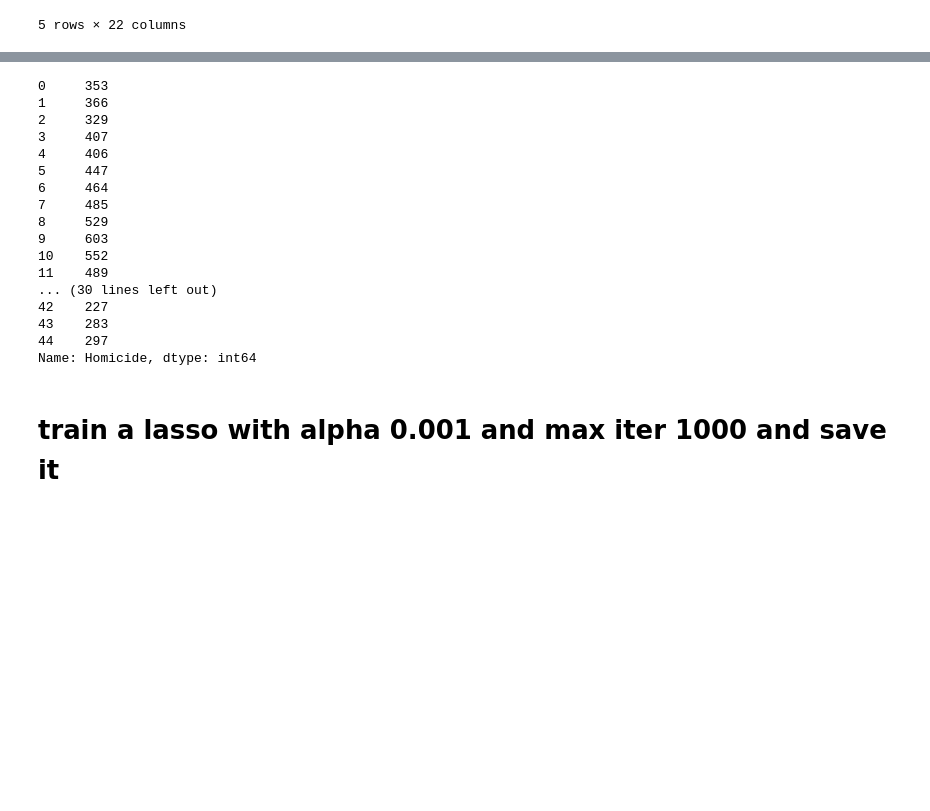
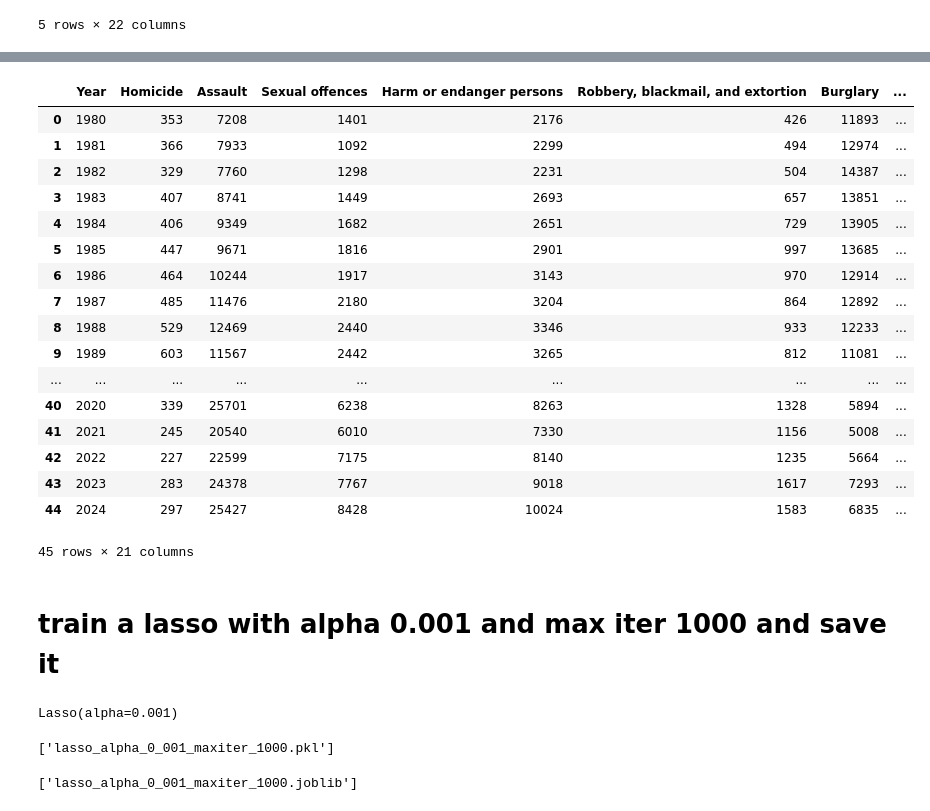
Before and after one commit to Basuru12/Newzealand-Crime-Prediction, a Jupyter notebook: Hyper-Parameter-Tuning.ipynb, the cells around one changed output, grey strips where cells are left out. Saved outputs shown, nothing was run; the diff lists cells and outputs as text; code cells hidden in the pictures; blank space fills up the shorter version.

```diff
--- a/Hyper-Parameter-Tuning.ipynb
+++ b/Hyper-Parameter-Tuning.ipynb
@@ -31,7 +51,7 @@ df.head()
 # %%
-target_col = "Homicide"
+target_col = "Crime_Index"
 
-feature_cols = [c for c in df.columns if c not in ["Year", target_col]]
+feature_cols = [c for c in df.columns if c not in [ target_col]]
 
 X = df[feature_cols]
 y = df[target_col]
@@ -124,22 +172,52 @@ results_df
 # %%
-y
+X
 # %% [output]
+|  | Year | Homicide | Assault | Sexual offences | Harm or endanger persons | Robbery, blackmail, and extortion | Burglary | ... |
+| 0 | 1980 | 353 | 7208 | 1401 | 2176 | 426 | 11893 | ... |
+| 1 | 1981 | 366 | 7933 | 1092 | 2299 | 494 | 12974 | ... |
+| 2 | 1982 | 329 | 7760 | 1298 | 2231 | 504 | 14387 | ... |
+| 3 | 1983 | 407 | 8741 | 1449 | 2693 | 657 | 13851 | ... |
+| 4 | 1984 | 406 | 9349 | 1682 | 2651 | 729 | 13905 | ... |
+| 5 | 1985 | 447 | 9671 | 1816 | 2901 | 997 | 13685 | ... |
+| 6 | 1986 | 464 | 10244 | 1917 | 3143 | 970 | 12914 | ... |
+| 7 | 1987 | 485 | 11476 | 2180 | 3204 | 864 | 12892 | ... |
+| 8 | 1988 | 529 | 12469 | 2440 | 3346 | 933 | 12233 | ... |
+| 9 | 1989 | 603 | 11567 | 2442 | 3265 | 812 | 11081 | ... |
+| ... | ... | ... | ... | ... | ... | ... | ... | ... |
+| 40 | 2020 | 339 | 25701 | 6238 | 8263 | 1328 | 5894 | ... |
+| 41 | 2021 | 245 | 20540 | 6010 | 7330 | 1156 | 5008 | ... |
+| 42 | 2022 | 227 | 22599 | 7175 | 8140 | 1235 | 5664 | ... |
+| 43 | 2023 | 283 | 24378 | 7767 | 9018 | 1617 | 7293 | ... |
+| 44 | 2024 | 297 | 25427 | 8428 | 10024 | 1583 | 6835 | ... |
-0     353
-1     366
-2     329
-3     407
-4     406
-5     447
-6     464
-7     485
-8     529
-9     603
-10    552
-11    489
-... (30 lines left out)
-42    227
-43    283
-44    297
-Name: Homicide, dtype: int64
+45 rows × 21 columns
 # %% [markdown]
 # train a lasso with alpha 0.001 and max iter 1000 and save it
+# %%
+from sklearn.linear_model import Lasso
+
+# Initialize model
+lasso = Lasso(alpha=0.001, max_iter=1000)
+
+# Train model
+lasso.fit(X, y)
+# %% [output]
+Lasso(alpha=0.001)
+# %%
+import joblib
+
+# Save model
+joblib.dump(lasso, "lasso_alpha_0_001_maxiter_1000.pkl")
+# %% [output]
+['lasso_alpha_0_001_maxiter_1000.pkl']
+# %%
+from sklearn.linear_model import Lasso
+import joblib
+
+# Train Lasso model
+lasso = Lasso(alpha=0.001, max_iter=1000)
+lasso.fit(X, y)
+
+# Save as .joblib file
+joblib.dump(lasso, "lasso_alpha_0_001_maxiter_1000.joblib")
+# %% [output]
+['lasso_alpha_0_001_maxiter_1000.joblib']
```
Also changed, not shown: parts of 3 cells of this notebook, 2 other files.
